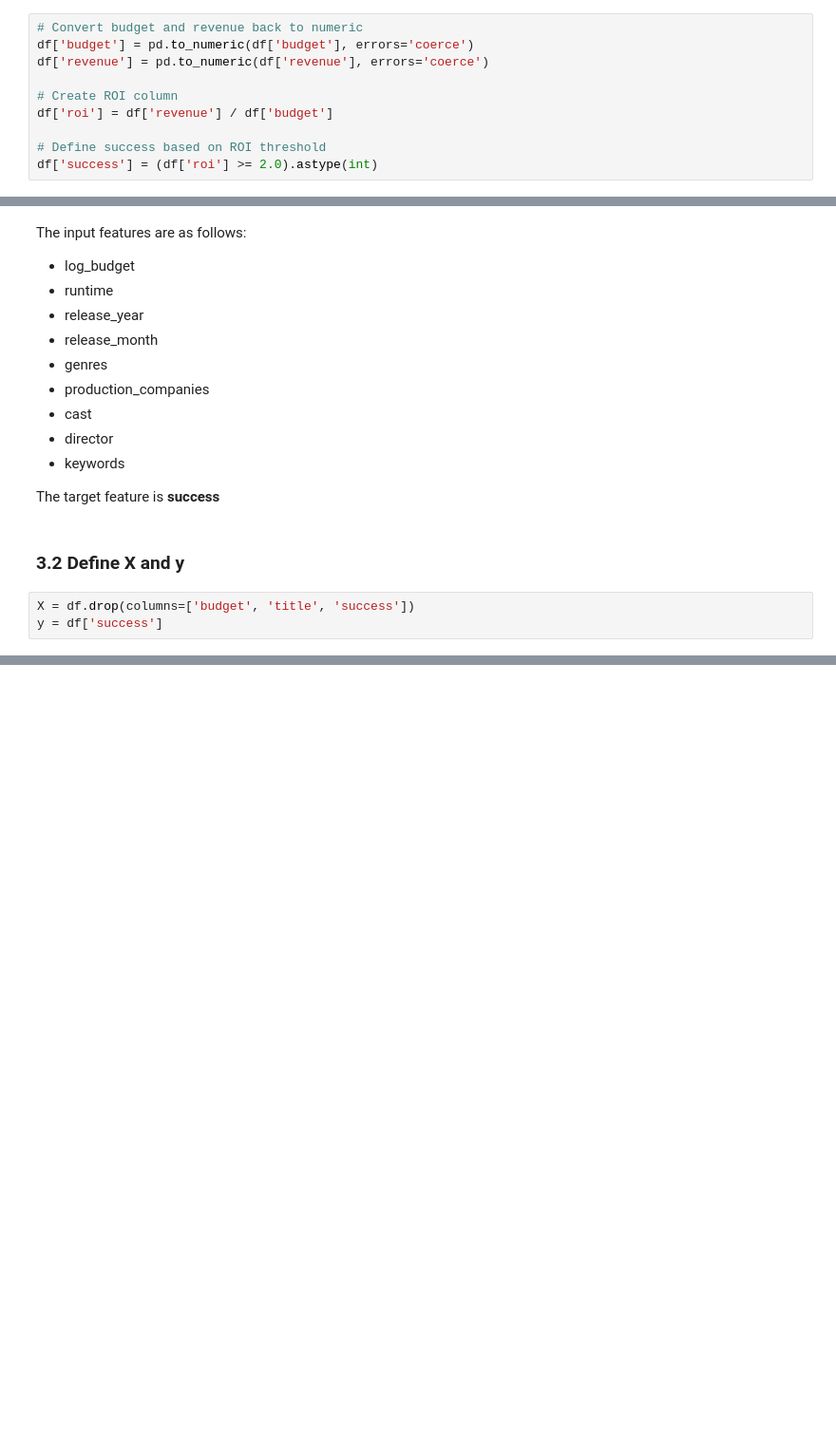
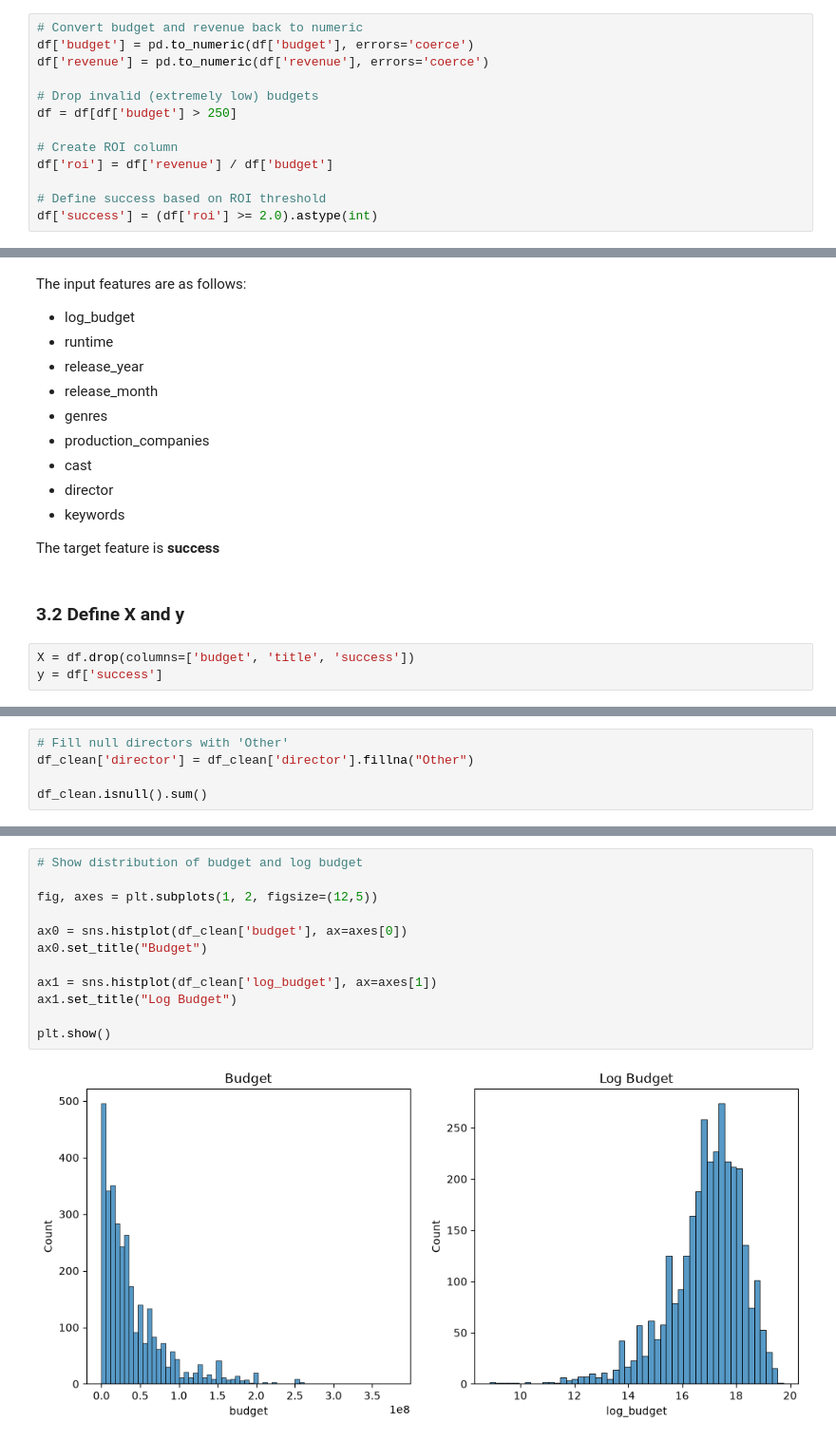
Before and after one commit to DMill31/capstone-project, a Jupyter notebook: miller_capstone.ipynb, the cells around one changed output, grey strips where cells are left out. Shown at 95% size. Saved outputs shown, nothing was run; the diff lists cells and outputs as text; blank space fills up the shorter version.

```diff
--- a/miller_capstone.ipynb
+++ b/miller_capstone.ipynb
@@ -198,6 +198,9 @@ df['release_date'] = pd.to_datetime(df['release_date'])
 # Convert budget and revenue back to numeric
 df['budget'] = pd.to_numeric(df['budget'], errors='coerce')
 df['revenue'] = pd.to_numeric(df['revenue'], errors='coerce')
+
+# Drop invalid (extremely low) budgets
+df = df[df['budget'] > 250]
 
 # Create ROI column
 df['roi'] = df['revenue'] / df['budget']
@@ -453,0 +512,5 @@ X_train.shape
+# %%
+# Fill null directors with 'Other'
+df_clean['director'] = df_clean['director'].fillna("Other")
+
+df_clean.isnull().sum()
@@ -453,0 +533,14 @@ X_train.shape
+# %%
+# Show distribution of budget and log budget
+
+fig, axes = plt.subplots(1, 2, figsize=(12,5))
+
+ax0 = sns.histplot(df_clean['budget'], ax=axes[0])
+ax0.set_title("Budget")
+
+ax1 = sns.histplot(df_clean['log_budget'], ax=axes[1])
+ax1.set_title("Log Budget")
+
+plt.show()
+# %% [output]
+[figure, added]
```
Also changed, not shown: parts of 17 cells of this notebook.
